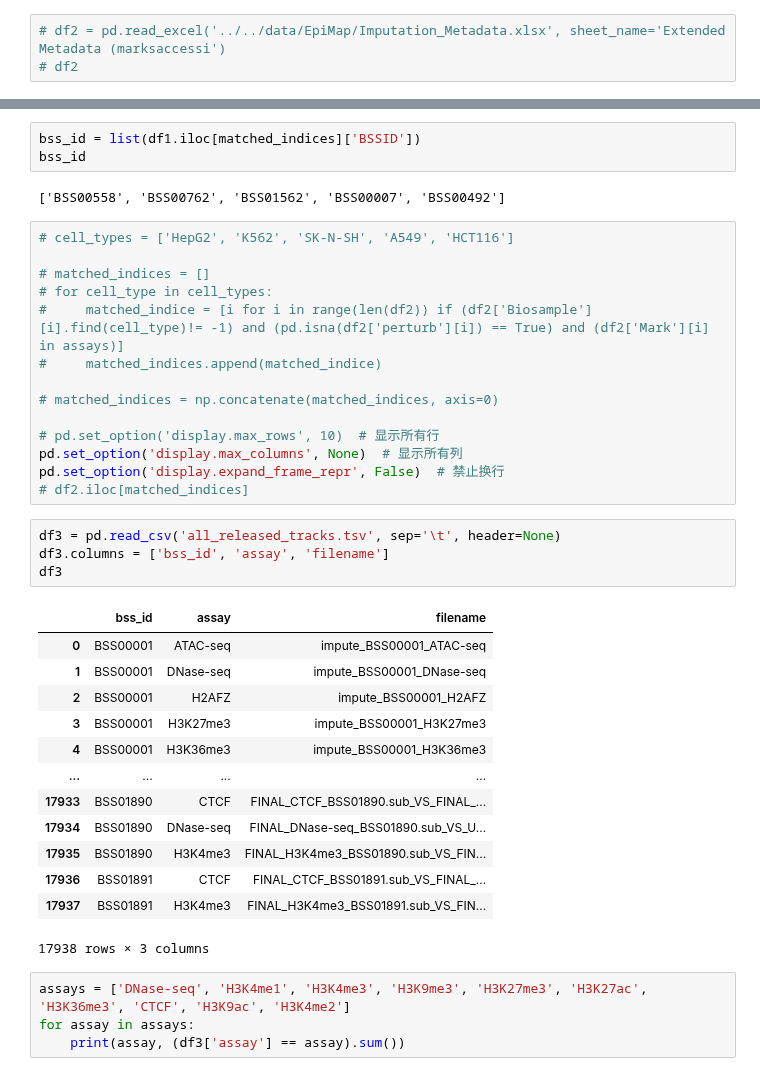
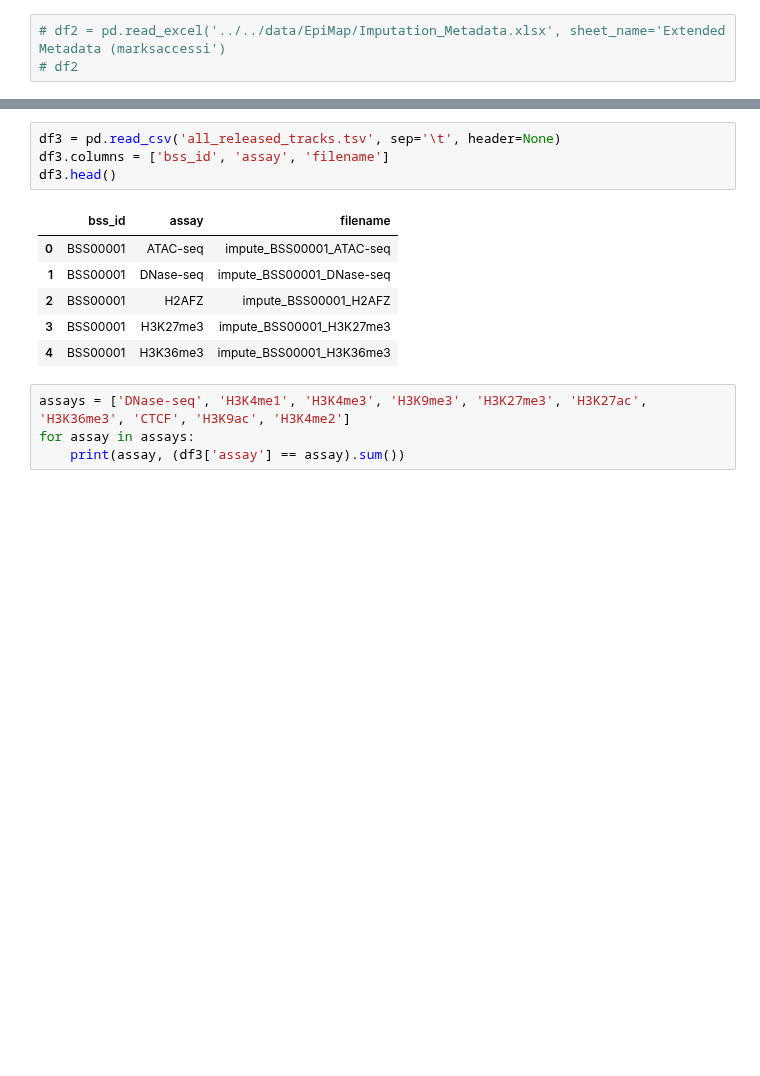
Before and after one commit to maplecai/EpiCast, a Jupyter notebook: process_data/EpiMap.ipynb, the cells around one changed output, grey strips where cells are left out. Cells and saved outputs as stored; diff of their text form; blank space fills up the shorter version.

```diff
--- a/process_data/EpiMap.ipynb
+++ b/process_data/EpiMap.ipynb
@@ -66,43 +62,17 @@ df1[df1['Group'] == 'iPSC']
 | 546 | iPSC | NaN | BSS00731 | iPSC | IPSC.DF19.11 | NaN | NaN | newborn | unknown | NaN | ... |
 | 547 | iPSC | NaN | BSS00734 | iPSC | IPSC.DF6.9 | NaN | NaN | newborn | unknown | NaN | ... |
 | 548 | iPSC | NaN | BSS00477 | iPSC | IPSC.GM23338 | NaN | NaN | adult | 53 | year | ... |
-# %%
-bss_id = list(df1.iloc[matched_indices]['BSSID'])
-bss_id
-# %% [output]
-['BSS00558', 'BSS00762', 'BSS01562', 'BSS00007', 'BSS00492']
-# %%
-# cell_types = ['HepG2', 'K562', 'SK-N-SH', 'A549', 'HCT116']
-
-# matched_indices = []
-# for cell_type in cell_types:
-#     matched_indice = [i for i in range(len(df2)) if (df2['Biosample'][i].find(cell_type)!= -1) and (pd.isna(df2['perturb'][i]) == True) and (df2['Mark'][i] in assays)]
-#     matched_indices.append(matched_indice)
-
-# matched_indices = np.concatenate(matched_indices, axis=0)
-
-# pd.set_option('display.max_rows', 10)  # 显示所有行
-pd.set_option('display.max_columns', None)  # 显示所有列
-pd.set_option('display.expand_frame_repr', False)  # 禁止换行
-# df2.iloc[matched_indices]
 # %%
 df3 = pd.read_csv('all_released_tracks.tsv', sep='\t', header=None)
 df3.columns = ['bss_id', 'assay', 'filename']
-df3
+df3.head()
 # %% [output]
 |  | bss_id | assay | filename |
 | 0 | BSS00001 | ATAC-seq | impute_BSS00001_ATAC-seq |
 | 1 | BSS00001 | DNase-seq | impute_BSS00001_DNase-seq |
 | 2 | BSS00001 | H2AFZ | impute_BSS00001_H2AFZ |
 | 3 | BSS00001 | H3K27me3 | impute_BSS00001_H3K27me3 |
 | 4 | BSS00001 | H3K36me3 | impute_BSS00001_H3K36me3 |
-| ... | ... | ... | ... |
-| 17933 | BSS01890 | CTCF | FINAL_CTCF_BSS01890.sub_VS_FINAL_... |
-| 17934 | BSS01890 | DNase-seq | FINAL_DNase-seq_BSS01890.sub_VS_U... |
-| 17935 | BSS01890 | H3K4me3 | FINAL_H3K4me3_BSS01890.sub_VS_FIN... |
-| 17936 | BSS01891 | CTCF | FINAL_CTCF_BSS01891.sub_VS_FINAL_... |
-| 17937 | BSS01891 | H3K4me3 | FINAL_H3K4me3_BSS01891.sub_VS_FIN... |
-17938 rows × 3 columns
 # %%
 assays = ['DNase-seq', 'H3K4me1', 'H3K4me3', 'H3K9me3', 'H3K27me3', 'H3K27ac', 'H3K36me3', 'CTCF', 'H3K9ac', 'H3K4me2']
 for assay in assays:
```
Also changed, not shown: parts of 4 cells of this notebook, 3 other files.
